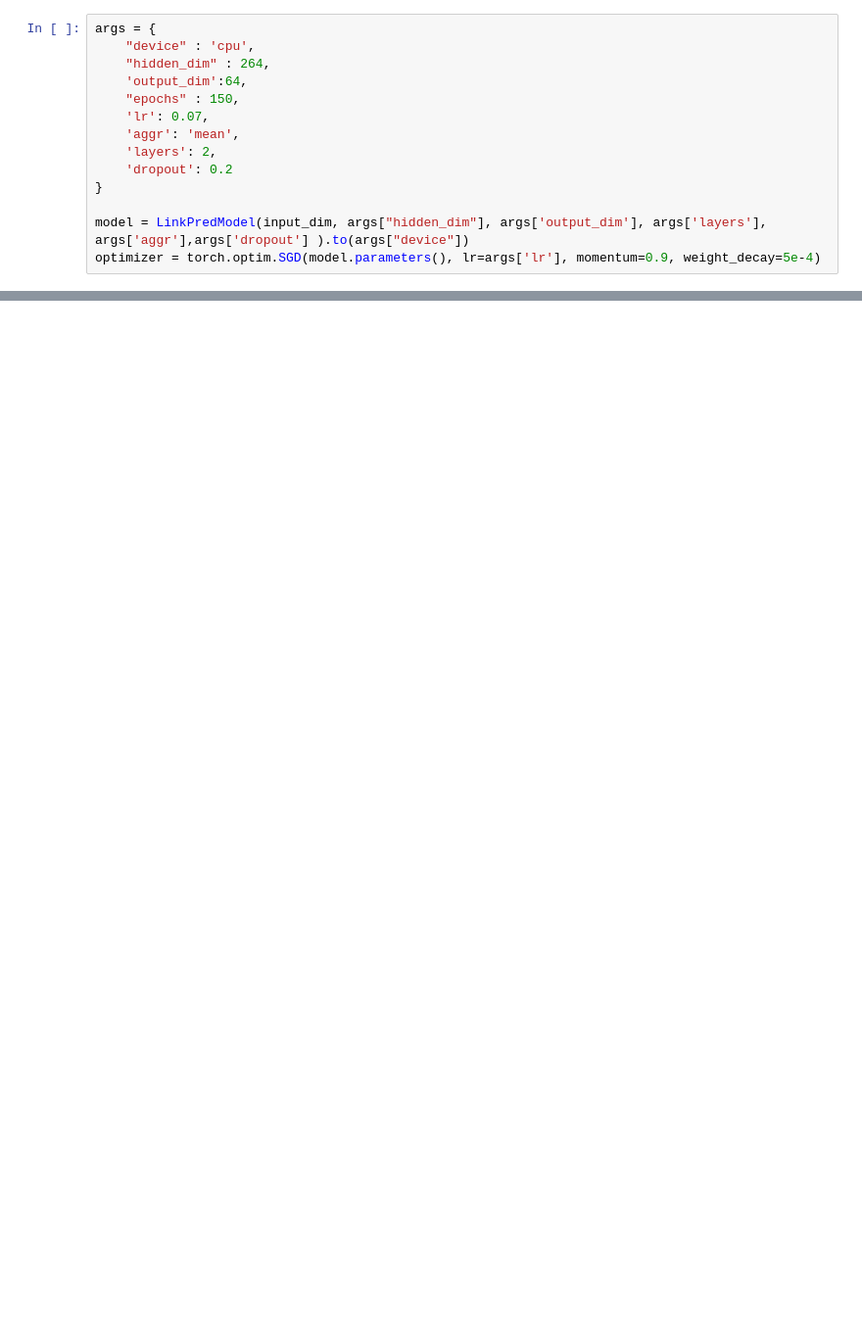
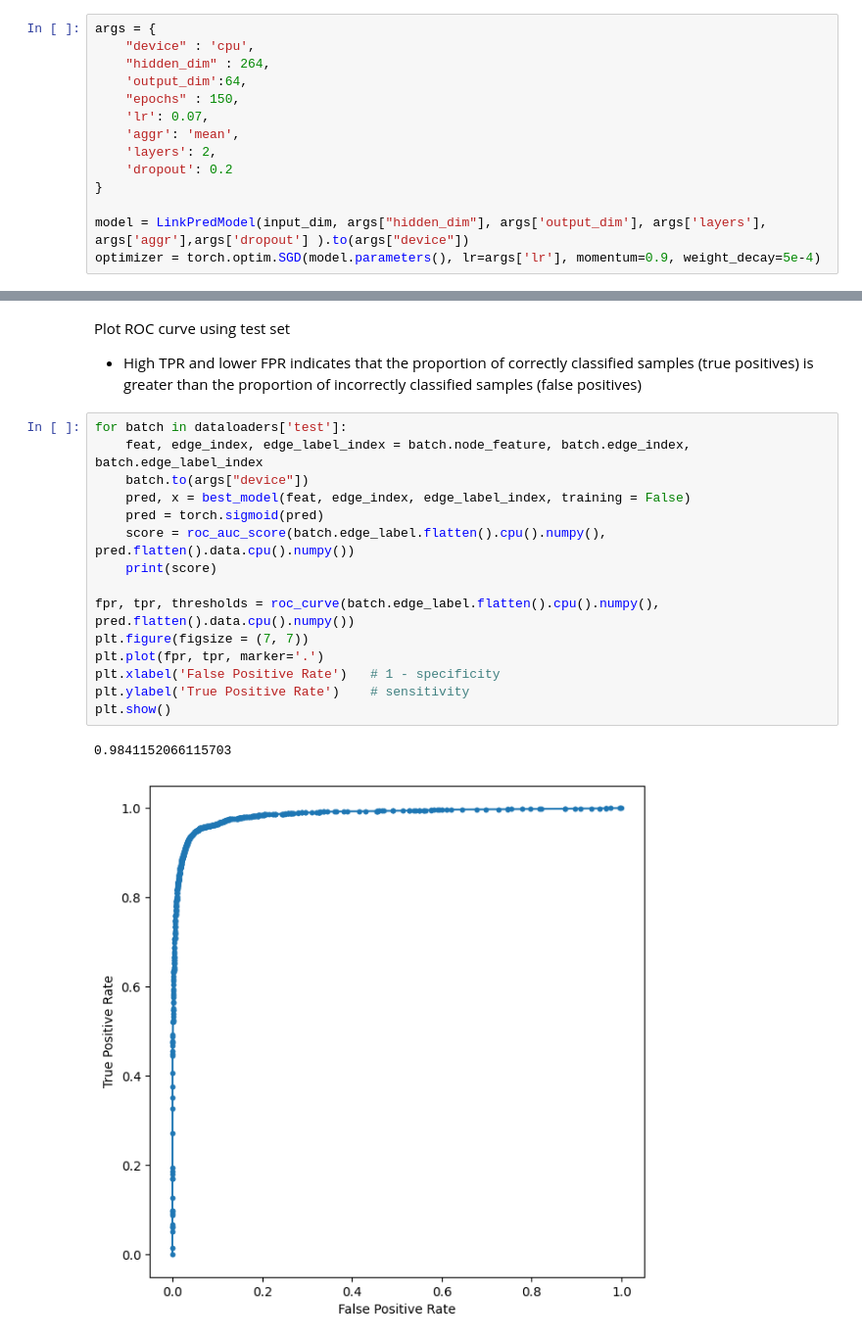
Before and after one commit to rosazwart/XAIFO-ThesisProject, a Jupyter notebook: predictor.ipynb, the cells around one changed output, grey strips where cells are left out. Shown at 98% size. Drawn from its saved outputs; the diff is of its cells as text; blank space fills up the shorter version.

```diff
--- a/predictor.ipynb
+++ b/predictor.ipynb
@@ -644,0 +691,21 @@ tensor([[ 0.0720, -0.1089,  0.1694,  ..., -0.1174, -0.1286, -0.1389],
+# %% [markdown]
+Plot ROC curve using test set
+- High TPR and lower FPR indicates that the proportion of correctly classified samples (true positives) is greater than the proportion of incorrectly classified samples (false positives)
+# %%
+for batch in dataloaders['test']:
+    feat, edge_index, edge_label_index = batch.node_feature, batch.edge_index, batch.edge_label_index
+    batch.to(args["device"])
+    pred, x = best_model(feat, edge_index, edge_label_index, training = False)
+    pred = torch.sigmoid(pred)
+    score = roc_auc_score(batch.edge_label.flatten().cpu().numpy(), pred.flatten().data.cpu().numpy())
+    print(score)
+
+fpr, tpr, thresholds = roc_curve(batch.edge_label.flatten().cpu().numpy(), pred.flatten().data.cpu().numpy())
+plt.figure(figsize = (7, 7))
+plt.plot(fpr, tpr, marker='.')
+plt.xlabel('False Positive Rate')   # 1 - specificity
+plt.ylabel('True Positive Rate')    # sensitivity
+plt.show()
+# %% [output]
+0.9841152066115703
+[figure, added]
```
Also changed, not shown: parts of 50 cells of this notebook, 3 other files.
